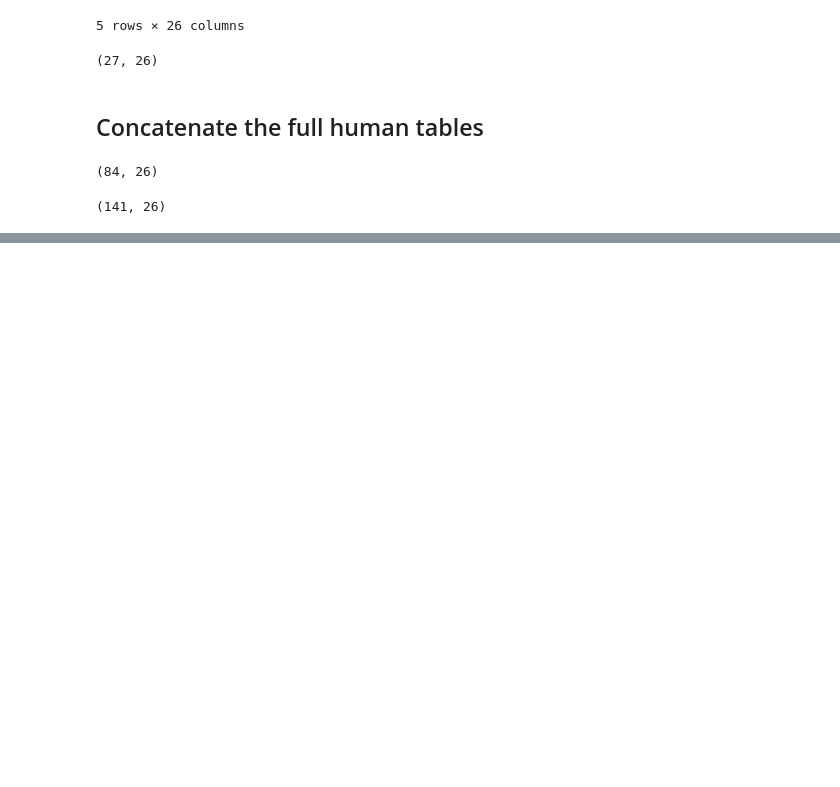
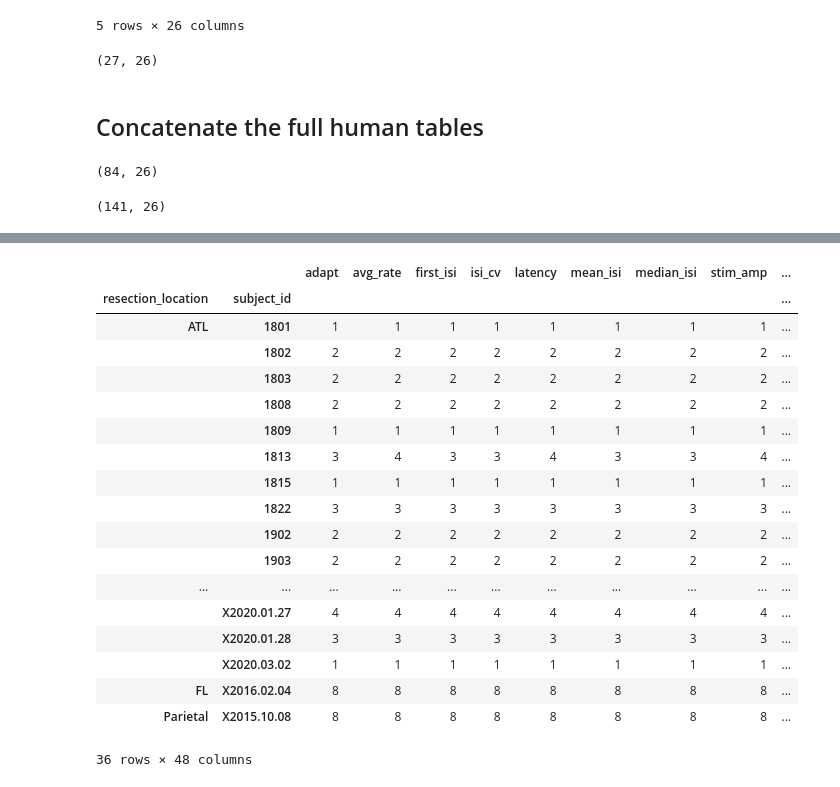
Before and after one commit to derekhoward/nwb_conversion, a Jupyter notebook: 08-summarize_features_for_analysis.ipynb, the cells around one changed output, grey strips where cells are left out. Cells and saved outputs as stored; diff of their text form; code cells hidden in the pictures; blank space fills up the shorter version.

```diff
--- a/08-summarize_features_for_analysis.ipynb
+++ b/08-summarize_features_for_analysis.ipynb
@@ -289,0 +254,3 @@ mouse_summary.iloc[0]
+# %%
+human_summary = results_df[results_df['Data Type'] == 'Human']
+mouse_summary = results_df[results_df['Data Type'] == 'Mouse']
@@ -289,0 +418,3 @@ mouse_summary.iloc[0]
+# %%
+resection_map = {'Left-ATL' : 'ATL', 'Right-ATL': 'ATL', 'Parietal lobe': 'Parietal', 'Right-FL':'FL'}
+human_summary['resection_location'] = human_summary.resection_location.map(resection_map)
@@ -289,0 +502,22 @@ mouse_summary.iloc[0]
+# %%
+human_summary.groupby(['resection_location', 'subject_id']).count()
+# %% [output]
+|  |  | adapt | avg_rate | first_isi | isi_cv | latency | mean_isi | median_isi | stim_amp | ... |
+| resection_location | subject_id |  |  |  |  |  |  |  |  | ... |
+| ATL | 1801 | 1 | 1 | 1 | 1 | 1 | 1 | 1 | 1 | ... |
+|  | 1802 | 2 | 2 | 2 | 2 | 2 | 2 | 2 | 2 | ... |
+|  | 1803 | 2 | 2 | 2 | 2 | 2 | 2 | 2 | 2 | ... |
+|  | 1808 | 2 | 2 | 2 | 2 | 2 | 2 | 2 | 2 | ... |
+|  | 1809 | 1 | 1 | 1 | 1 | 1 | 1 | 1 | 1 | ... |
+|  | 1813 | 3 | 4 | 3 | 3 | 4 | 3 | 3 | 4 | ... |
+|  | 1815 | 1 | 1 | 1 | 1 | 1 | 1 | 1 | 1 | ... |
+|  | 1822 | 3 | 3 | 3 | 3 | 3 | 3 | 3 | 3 | ... |
+|  | 1902 | 2 | 2 | 2 | 2 | 2 | 2 | 2 | 2 | ... |
+|  | 1903 | 2 | 2 | 2 | 2 | 2 | 2 | 2 | 2 | ... |
+| ... | ... | ... | ... | ... | ... | ... | ... | ... | ... | ... |
+|  | X2020.01.27 | 4 | 4 | 4 | 4 | 4 | 4 | 4 | 4 | ... |
+|  | X2020.01.28 | 3 | 3 | 3 | 3 | 3 | 3 | 3 | 3 | ... |
+|  | X2020.03.02 | 1 | 1 | 1 | 1 | 1 | 1 | 1 | 1 | ... |
+| FL | X2016.02.04 | 8 | 8 | 8 | 8 | 8 | 8 | 8 | 8 | ... |
+| Parietal | X2015.10.08 | 8 | 8 | 8 | 8 | 8 | 8 | 8 | 8 | ... |
+36 rows × 48 columns
```
Also changed, not shown: parts of 81 cells of this notebook, 7 other files.
